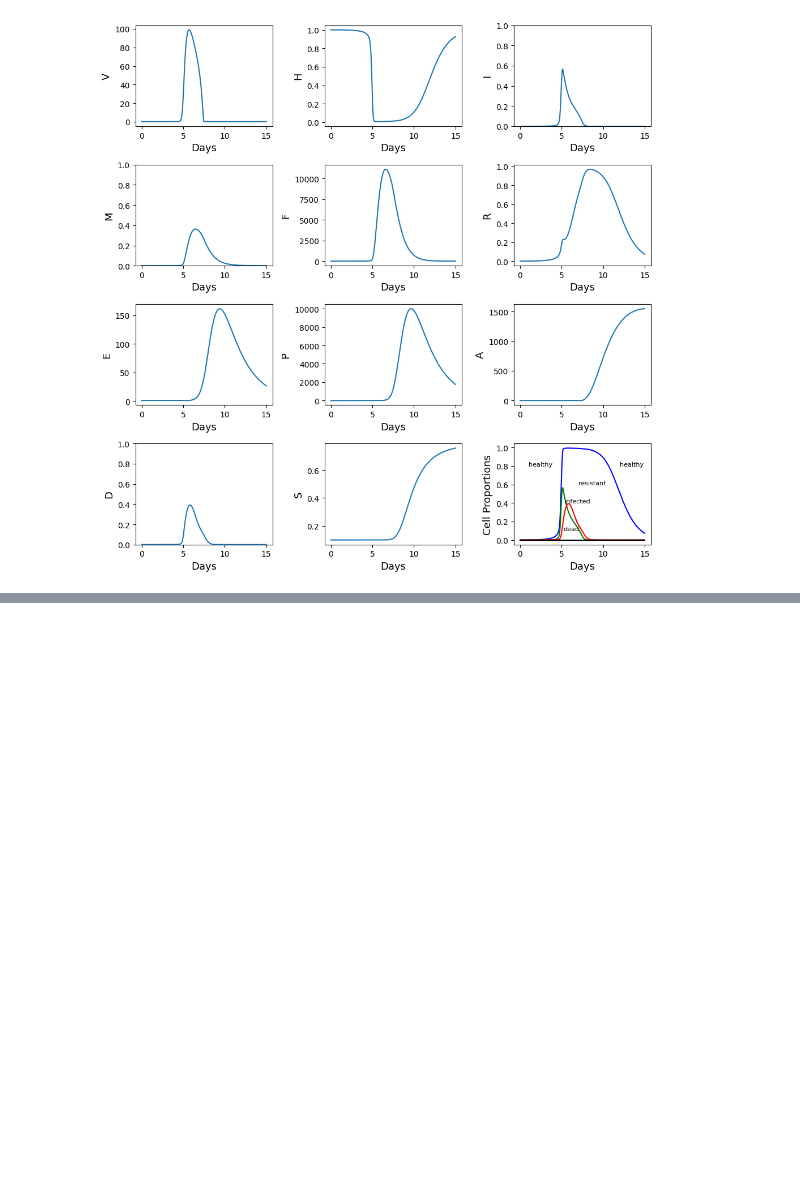
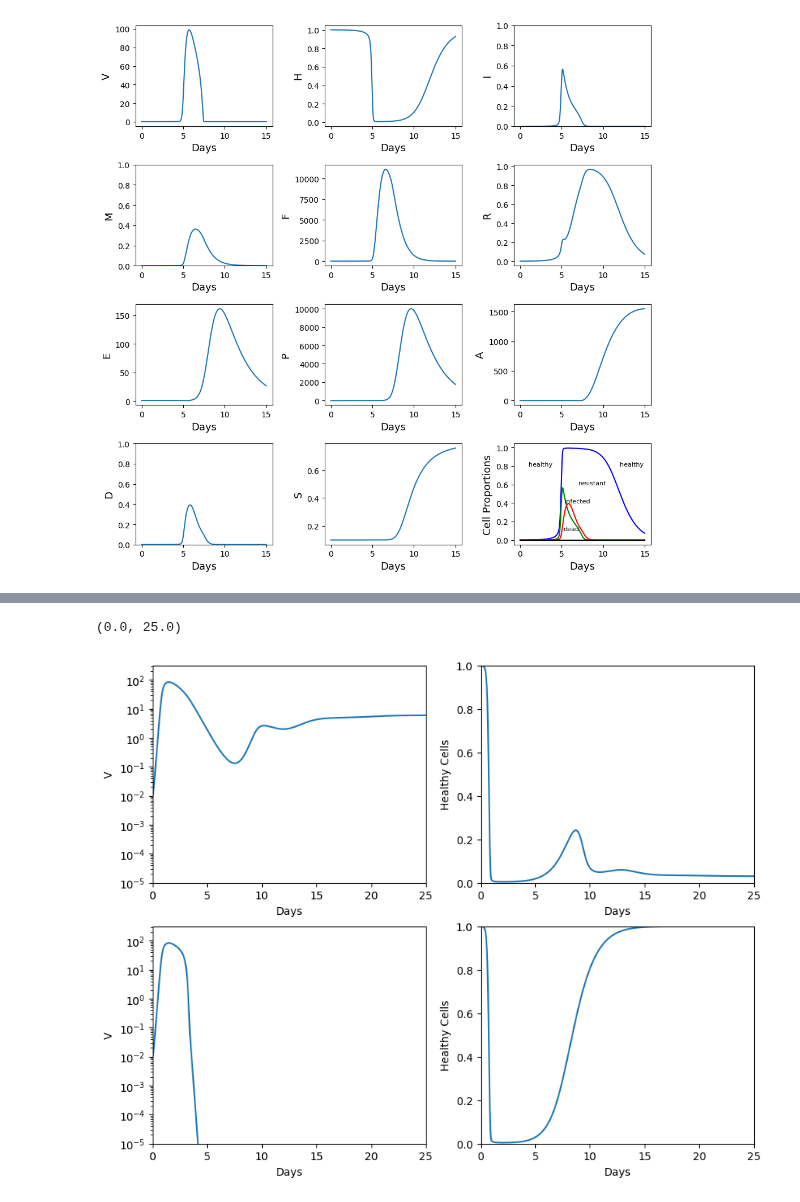
Before and after one commit to mkayeterry/MCDB172, a Jupyter notebook: final/flu.ipynb, the cells around one changed output, grey strips where cells are left out. Saved outputs shown, nothing was run; the diff lists cells and outputs as text; code cells hidden in the pictures; blank space fills up the shorter version.

```diff
--- a/final/flu.ipynb
+++ b/final/flu.ipynb
@@ -233,0 +340,46 @@ plt.show()
+# %%
+S0 = 0
+r = 0
+t = np.linspace(0, 25, 1000)
+
+state0 = [V0, H0, I0, M0, F0, R0, E0, P0, A0, S0]
+state = odeint(deriv_std, state0, t, args=(gammaHV,))
+
+V, H, I, M, F, R, E, P, A, S = state.T
+
+fig, axes = plt.subplots(nrows=2, ncols=2, figsize=(10,8))
+
+axes[0,0].semilogy(t, V)
+axes[0,0].set_xlabel('Days')
+axes[0,0].set_ylabel('V')
+axes[0,0].set_ylim(10**-5, 10**2.5)
+axes[0,0].set_xlim(0, 25)
+
+axes[0,1].plot(t, H)
+axes[0,1].set_xlabel('Days')
+axes[0,1].set_ylabel('Healthy Cells')
+axes[0,1].set_ylim(0.0, 1.0)
+axes[0,1].set_xlim(0, 25)
+
+r = 10**-5
+t = np.linspace(0, 25, 1000)
+
+state0 = [V0, H0, I0, M0, F0, R0, E0, P0, A0, S0]
+state = odeint(deriv_std, state0, t, args=(gammaHV,))
+
+V, H, I, M, F, R, E, P, A, S = state.T
+
+axes[1,0].semilogy(t, V)
+axes[1,0].set_xlabel('Days')
+axes[1,0].set_ylabel('V')
+axes[1,0].set_ylim(10**-5, 10**2.5)
+axes[1,0].set_xlim(0, 25)
+
+axes[1,1].plot(t, H)
+axes[1,1].set_xlabel('Days')
+axes[1,1].set_ylabel('Healthy Cells')
+axes[1,1].set_ylim(0.0, 1.0)
+axes[1,1].set_xlim(0, 25)
+# %% [output]
+(0.0, 25.0)
+[figure, added]
```
Also changed, not shown: parts of 7 cells of this notebook, 4 other files.
